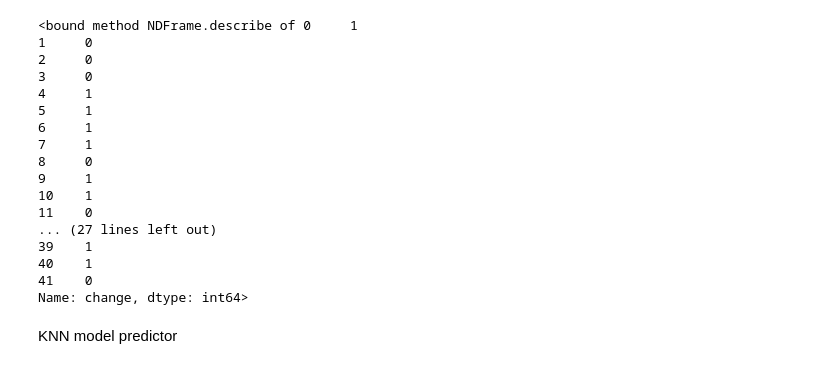
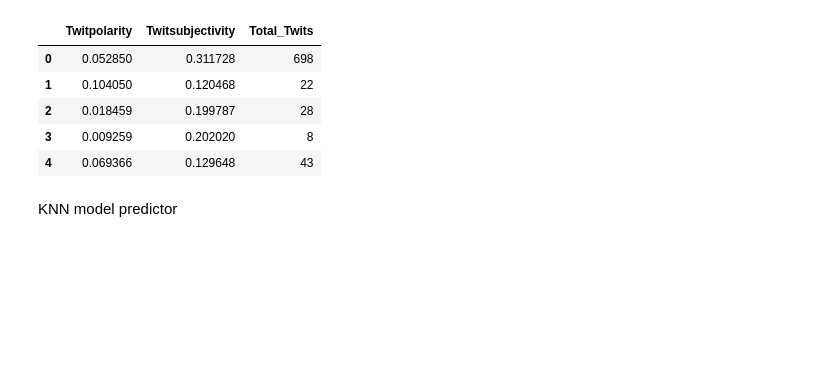
Before and after one commit to gofish1234/MachineLearning, a Jupyter notebook: SampleDataTest.ipynb, the cells around one changed output. Saved outputs shown, nothing was run; the diff lists cells and outputs as text; code cells hidden in the pictures; blank space fills up the shorter version.

```diff
--- a/SampleDataTest.ipynb
+++ b/SampleDataTest.ipynb
@@ -16,28 +16,17 @@ df.head()
 # %%
-y = df["change"]
-y = y.astype('int64', copy=False)
+y = df["Calc"]
+#y = y.astype('int64', copy=False)
 target_names = ["negative", "positive"]
-y.describe
-# %% [output]
-<bound method NDFrame.describe of 0     1
-1     0
-2     0
-3     0
-4     1
-5     1
-6     1
-7     1
-8     0
-9     1
-10    1
-11    0
-... (27 lines left out)
-39    1
-40    1
-41    0
-Name: change, dtype: int64>
 # %%
-X = df.drop(["Date", "stock", "Ticker", "change"], axis=1)
+X = df.drop(["Date", "Stock", "Calc", "Value", "Tweetpolarity", "Tweetsubjectivity", "Total_Tweets"], axis=1)
+X.head()
+# %% [output]
+|  | Twitpolarity | Twitsubjectivity | Total_Twits |
+| 0 | 0.052850 | 0.311728 | 698 |
+| 1 | 0.104050 | 0.120468 | 22 |
+| 2 | 0.018459 | 0.199787 | 28 |
+| 3 | 0.009259 | 0.202020 | 8 |
+| 4 | 0.069366 | 0.129648 | 43 |
 # %% [markdown]
 KNN model predictor
 # %%
```
Also changed, not shown: parts of 25 cells of this notebook.
